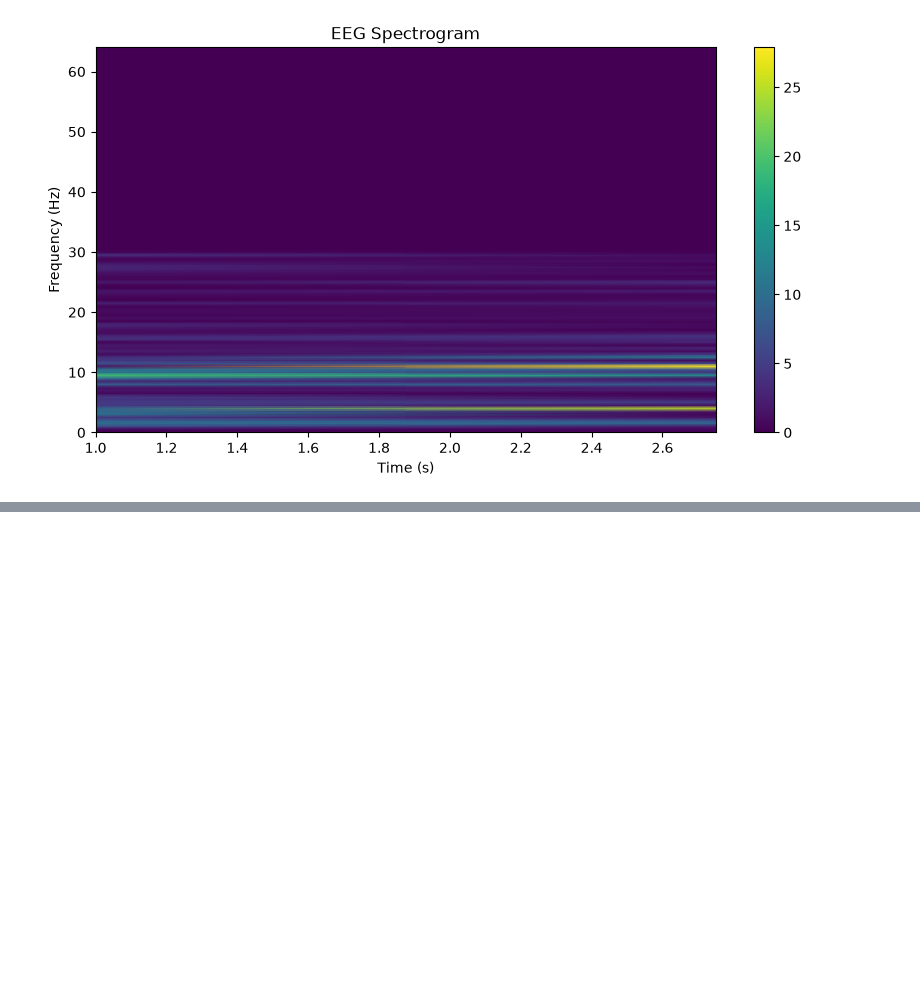
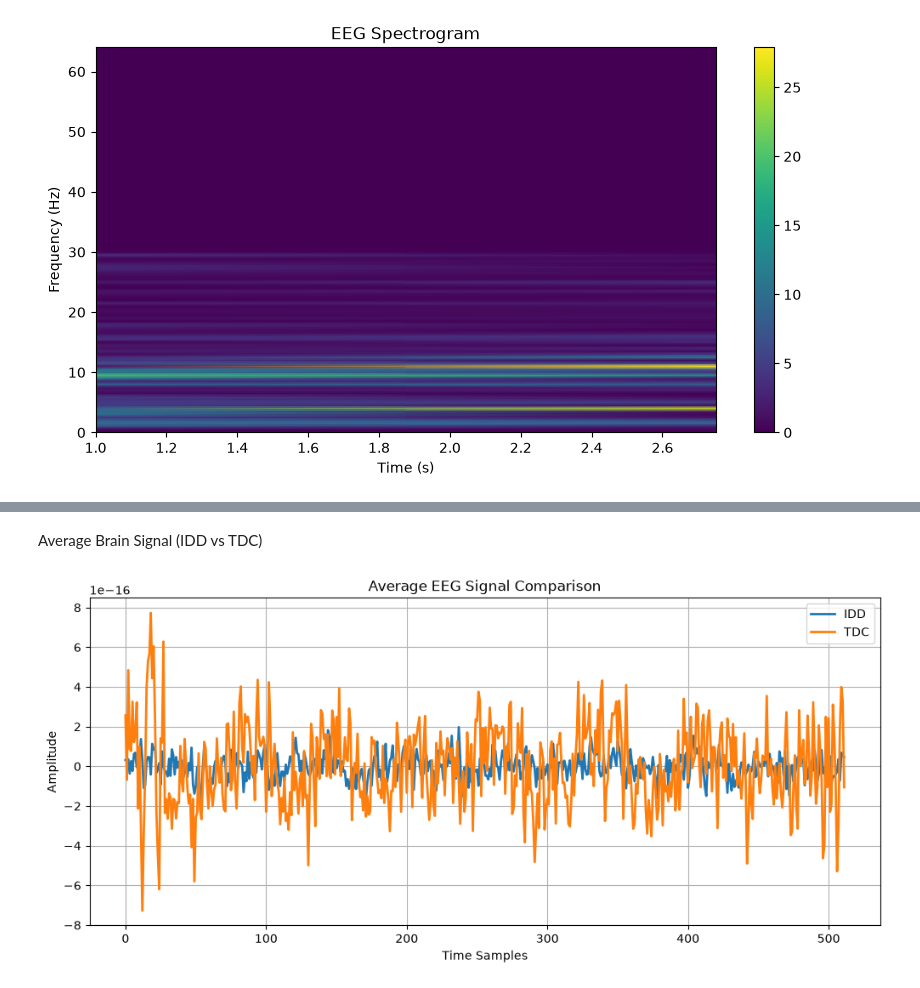
Before and after one commit to soniya-builds/BCI-EEG-Signal-Classification, a Jupyter notebook: Data_Preparation.ipynb, the cells around one changed output, grey strips where cells are left out. Cells and saved outputs as stored; diff of their text form; code cells hidden in the pictures; blank space fills up the shorter version.

```diff
--- a/Data_Preparation.ipynb
+++ b/Data_Preparation.ipynb
@@ -637,0 +687,20 @@ plt.show()
+# %% [markdown]
+Average Brain Signal (IDD vs TDC)
+# %%
+idd_mean = np.mean(data_array[label_array == 1], axis=(0, 1))
+tdc_mean = np.mean(data_array[label_array == 0], axis=(0, 1))
+
+plt.figure(figsize=(12,5))
+
+plt.plot(idd_mean, label='IDD', linewidth=2)
+plt.plot(tdc_mean, label='TDC', linewidth=2)
+
+plt.title("Average EEG Signal Comparison")
+plt.xlabel("Time Samples")
+plt.ylabel("Amplitude")
+plt.legend()
+plt.grid(True)
+
+plt.show()
+# %% [output]
+[figure, added]
```
Also changed, not shown: parts of 4 cells of this notebook.
